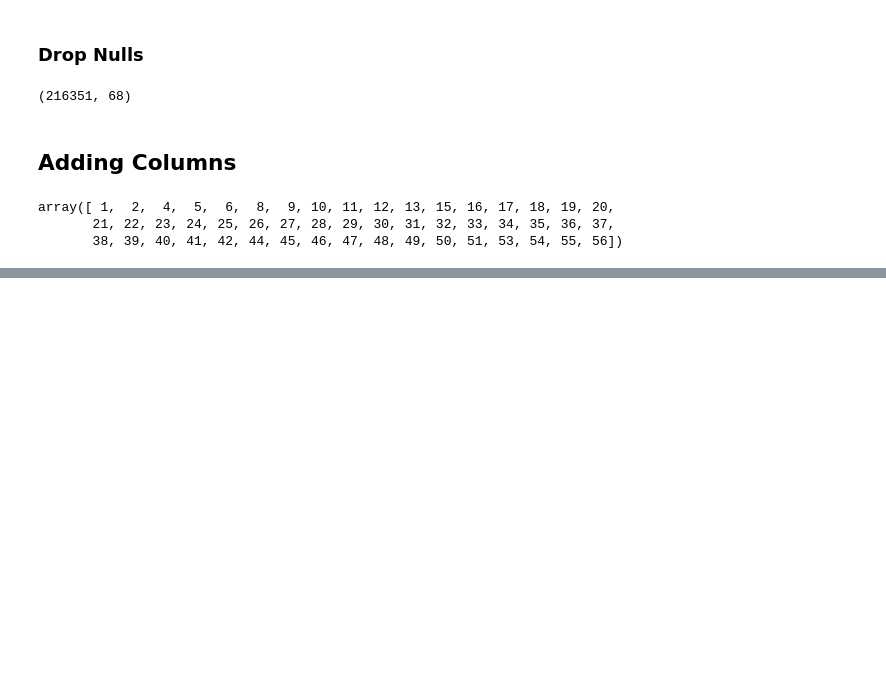
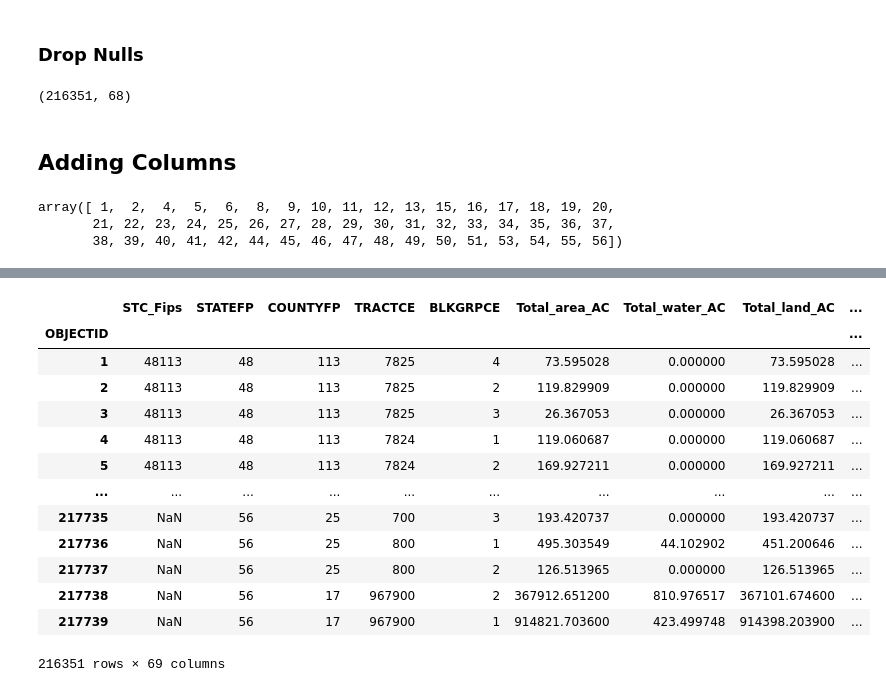
Before and after one commit to Quinnj06/APDataFinal, a Jupyter notebook: EPA_DataCleaning.ipynb, the cells around one changed output, grey strips where cells are left out. Cells and saved outputs as stored; diff of their text form; code cells hidden in the pictures; blank space fills up the shorter version.

Commit message:
Reindexed and StateCounty Fips Column made

```diff
--- a/EPA_DataCleaning.ipynb
+++ b/EPA_DataCleaning.ipynb
@@ -655,0 +674,5 @@ array([ 1,  2,  4,  5,  6,  8,  9, 10, 11, 12, 13, 15, 16, 17, 18, 19, 20,
+# %%
+State_fips = list(df.STATEFP)
+County_fips= list(df.COUNTYFP)
+Tract_fips = list(df.TRACTCE)
+Block_fips= list(df.BLKGRPCE)
@@ -655,0 +690,7 @@ array([ 1,  2,  4,  5,  6,  8,  9, 10, 11, 12, 13, 15, 16, 17, 18, 19, 20,
+# %%
+State_County_Fips= []
+
+
+for i in range(len(State_fips)):
+    SCFip = State_fips[i] + County_fips[i]
+    State_County_Fips += [SCFip]
@@ -655,0 +721,2 @@ array([ 1,  2,  4,  5,  6,  8,  9, 10, 11, 12, 13, 15, 16, 17, 18, 19, 20,
+# %%
+STC_Fips = pd.Series(State_County_Fips)
@@ -655,0 +738,19 @@ array([ 1,  2,  4,  5,  6,  8,  9, 10, 11, 12, 13, 15, 16, 17, 18, 19, 20,
+# %%
+df.insert(0, "STC_Fips", STC_Fips)
+# %%
+display(df)
+# %% [output]
+|  | STC_Fips | STATEFP | COUNTYFP | TRACTCE | BLKGRPCE | Total_area_AC | Total_water_AC | Total_land_AC | ... |
+| OBJECTID |  |  |  |  |  |  |  |  | ... |
+| 1 | 48113 | 48 | 113 | 7825 | 4 | 73.595028 | 0.000000 | 73.595028 | ... |
+| 2 | 48113 | 48 | 113 | 7825 | 2 | 119.829909 | 0.000000 | 119.829909 | ... |
+| 3 | 48113 | 48 | 113 | 7825 | 3 | 26.367053 | 0.000000 | 26.367053 | ... |
+| 4 | 48113 | 48 | 113 | 7824 | 1 | 119.060687 | 0.000000 | 119.060687 | ... |
+| 5 | 48113 | 48 | 113 | 7824 | 2 | 169.927211 | 0.000000 | 169.927211 | ... |
+| ... | ... | ... | ... | ... | ... | ... | ... | ... | ... |
+| 217735 | NaN | 56 | 25 | 700 | 3 | 193.420737 | 0.000000 | 193.420737 | ... |
+| 217736 | NaN | 56 | 25 | 800 | 1 | 495.303549 | 44.102902 | 451.200646 | ... |
+| 217737 | NaN | 56 | 25 | 800 | 2 | 126.513965 | 0.000000 | 126.513965 | ... |
+| 217738 | NaN | 56 | 17 | 967900 | 2 | 367912.651200 | 810.976517 | 367101.674600 | ... |
+| 217739 | NaN | 56 | 17 | 967900 | 1 | 914821.703600 | 423.499748 | 914398.203900 | ... |
+216351 rows × 69 columns
```
Also changed, not shown: parts of 10 cells of this notebook.
